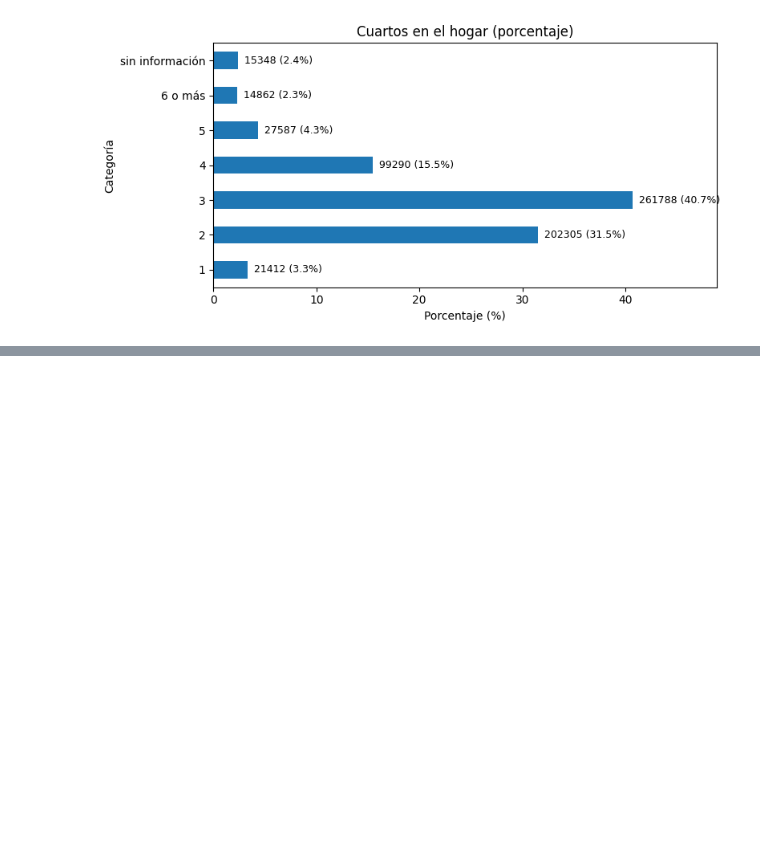
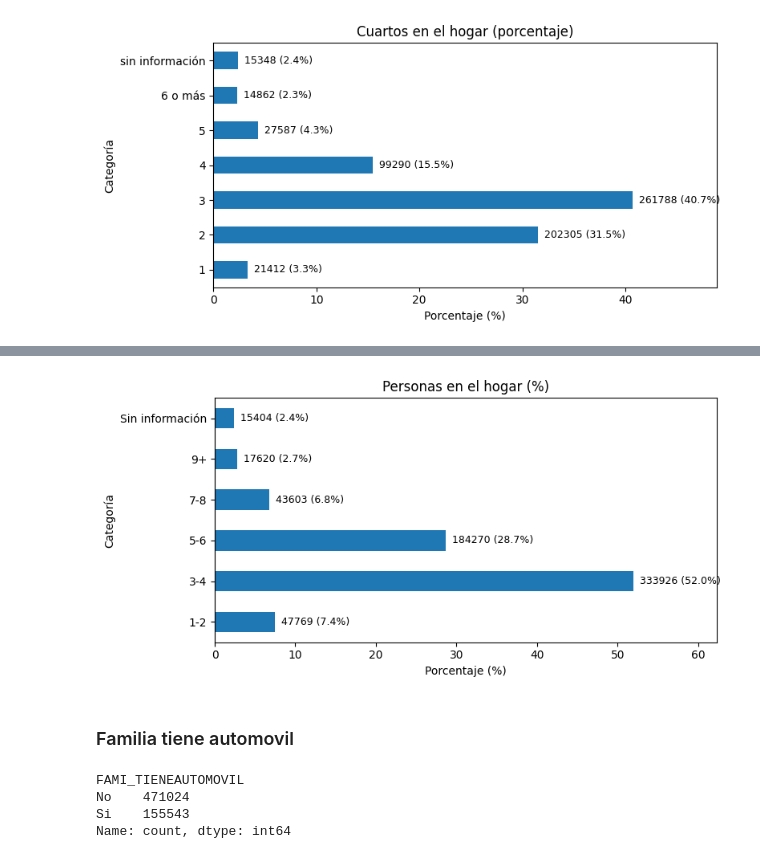
Before and after one commit to juancamilogoomezz/Proyecto-1, a Jupyter notebook: Experimentar Jeronimo.ipynb, the cells around one changed output, grey strips where cells are left out. Saved outputs shown, nothing was run; the diff lists cells and outputs as text; code cells hidden in the pictures; blank space fills up the shorter version.

```diff
--- a/Experimentar Jeronimo.ipynb
+++ b/Experimentar Jeronimo.ipynb
@@ -1152,0 +1353,79 @@ plt.show()
+# %%
+columna = "FAMI_PERSONASHOGAR"
+
+col = (df[columna]
+       .astype("string")
+       .str.strip()
+       .str.upper()
+       .fillna("SIN INFORMACIÓN")
+)
+
+mapa_numeros = {
+    "UNA": 1, "UNO": 1,
+    "DOS": 2,
+    "TRES": 3,
+    "CUATRO": 4,
+    "CINCO": 5,
+    "SEIS": 6,
+    "SIETE": 7,
+    "OCHO": 8,
+    "NUEVE": 9,
+    "DIEZ": 10,
+    "ONCE": 11,
+    "DOCE O MÁS": 12
+}
+
+mapa_rango = {
+    "1 A 2": 2,
+    "3 A 4": 4,
+    "5 A 6": 6,
+    "7 A 8": 8,
+    "9 O MÁS": 9,
+    "9 O MAS": 9
+}
+
+numero = col.map(mapa_numeros)
+numero = numero.fillna(col.replace(mapa_rango))
+
+numero = pd.to_numeric(numero, errors="coerce")
+
+cat = pd.Series("Sin información", index=col.index)
+
+cat[numero.between(1, 2, inclusive="both")] = "1-2"
+cat[numero.between(3, 4, inclusive="both")] = "3-4"
+cat[numero.between(5, 6, inclusive="both")] = "5-6"
+cat[numero.between(7, 8, inclusive="both")] = "7-8"
+cat[numero >= 9] = "9+"
+
+conteo = cat.value_counts(dropna=False)
+prop = conteo / conteo.sum() * 100
+
+orden = ["1-2", "3-4", "5-6", "7-8", "9+", "Sin información"]
+conteo = conteo.reindex(orden, fill_value=0)
+prop = prop.reindex(orden, fill_value=0)
+
+plt.figure(figsize=(8,4))
+ax = prop.plot(kind="barh")
+plt.title("Personas en el hogar (%)")
+plt.xlabel("Porcentaje (%)")
+plt.ylabel("Categoría")
+
+for i, c in enumerate(prop.index):
+    pct = prop.loc[c]
+    n = conteo.loc[c]
+    ax.text(pct, i, f"  {n} ({pct:.1f}%)", va="center", fontsize=9)
+
+ax.set_xlim(0, prop.max() * 1.2 if prop.max() > 0 else 1)
+plt.tight_layout()
+plt.show()
+# %% [output]
+[figure, added]
+# %% [markdown]
+### Familia tiene automovil
+# %%
+df["FAMI_TIENEAUTOMOVIL"].value_counts()
+# %% [output]
+FAMI_TIENEAUTOMOVIL
+No    471024
+Si    155543
+Name: count, dtype: int64
```
Also changed, not shown: parts of 36 cells of this notebook.
